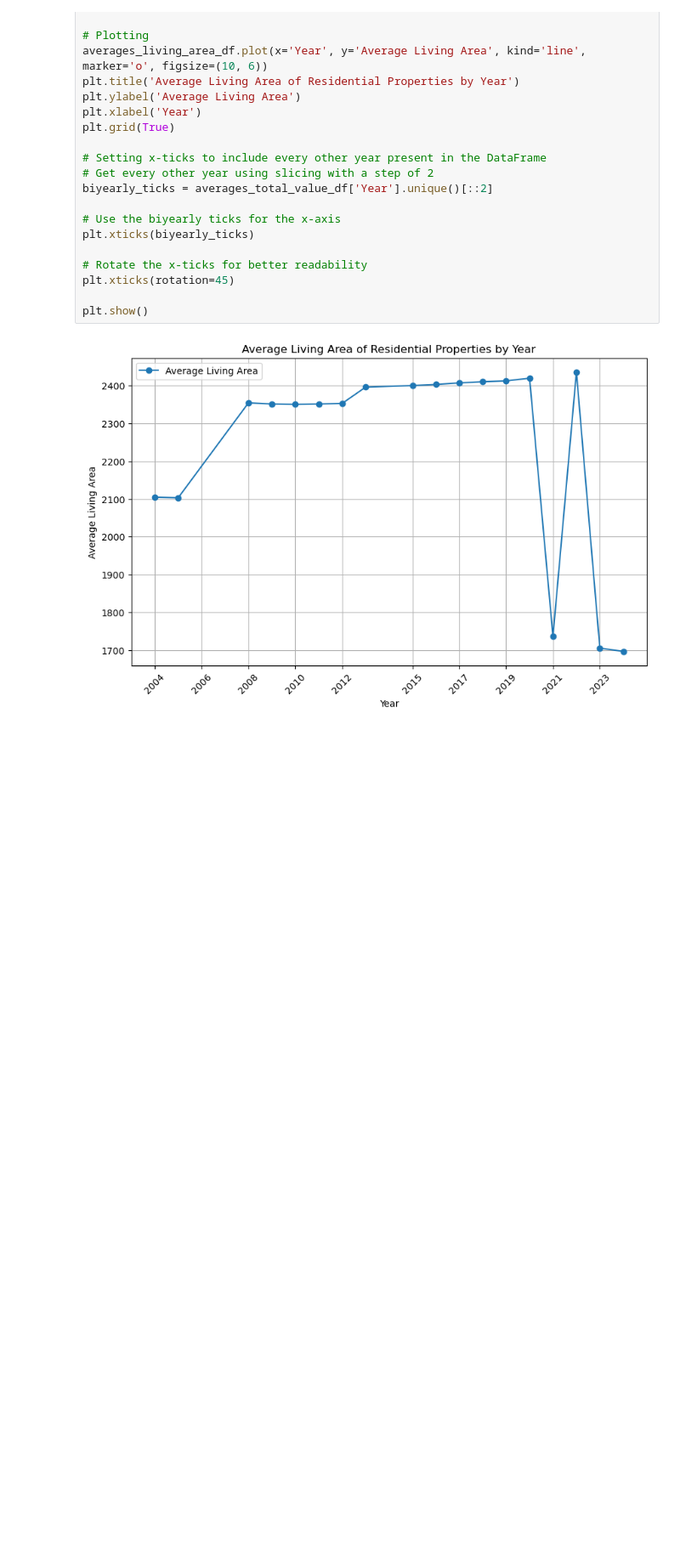
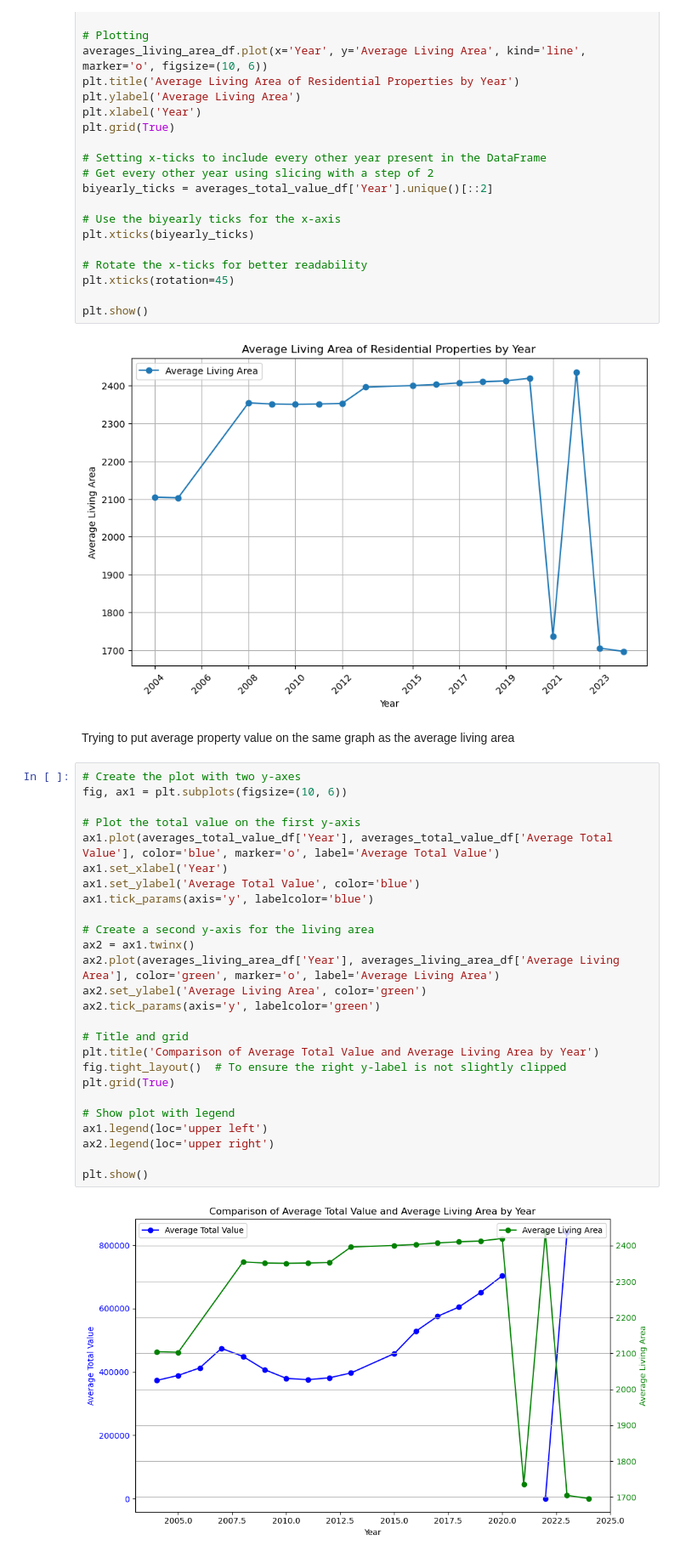
Before and after one commit to BU-Spark/ds-boston-remodeling, a Jupyter notebook: sp24-team-c/Total sf comparison:analysis/PropertyAssesment.ipynb, the cells around one changed output. Shown at 85% size. Drawn from its saved outputs; the diff is of its cells as text; blank space fills up the shorter version.

Commit message:
Plotted Average Property Value with Average Living Area

```diff
--- a/sp24-team-c/Total sf comparison:analysis/PropertyAssesment.ipynb
+++ b/sp24-team-c/Total sf comparison:analysis/PropertyAssesment.ipynb
@@ -283,3 +280,33 @@ plt.xticks(rotation=45)
 plt.show()
 # %% [output]
 [figure]
+# %% [markdown]
+Trying to put average property value on the same graph as the average living area
+# %%
+# Create the plot with two y-axes
+fig, ax1 = plt.subplots(figsize=(10, 6))
+
+# Plot the total value on the first y-axis
+ax1.plot(averages_total_value_df['Year'], averages_total_value_df['Average Total Value'], color='blue', marker='o', label='Average Total Value')
+ax1.set_xlabel('Year')
+ax1.set_ylabel('Average Total Value', color='blue')
+ax1.tick_params(axis='y', labelcolor='blue')
+
+# Create a second y-axis for the living area
+ax2 = ax1.twinx()
+ax2.plot(averages_living_area_df['Year'], averages_living_area_df['Average Living Area'], color='green', marker='o', label='Average Living Area')
+ax2.set_ylabel('Average Living Area', color='green')
+ax2.tick_params(axis='y', labelcolor='green')
+
+# Title and grid
+plt.title('Comparison of Average Total Value and Average Living Area by Year')
+fig.tight_layout()  # To ensure the right y-label is not slightly clipped
+plt.grid(True)
+
+# Show plot with legend
+ax1.legend(loc='upper left')
+ax2.legend(loc='upper right')
+
+plt.show()
+# %% [output]
+[figure, added]
```
Also changed, not shown: parts of 2 cells of this notebook.
